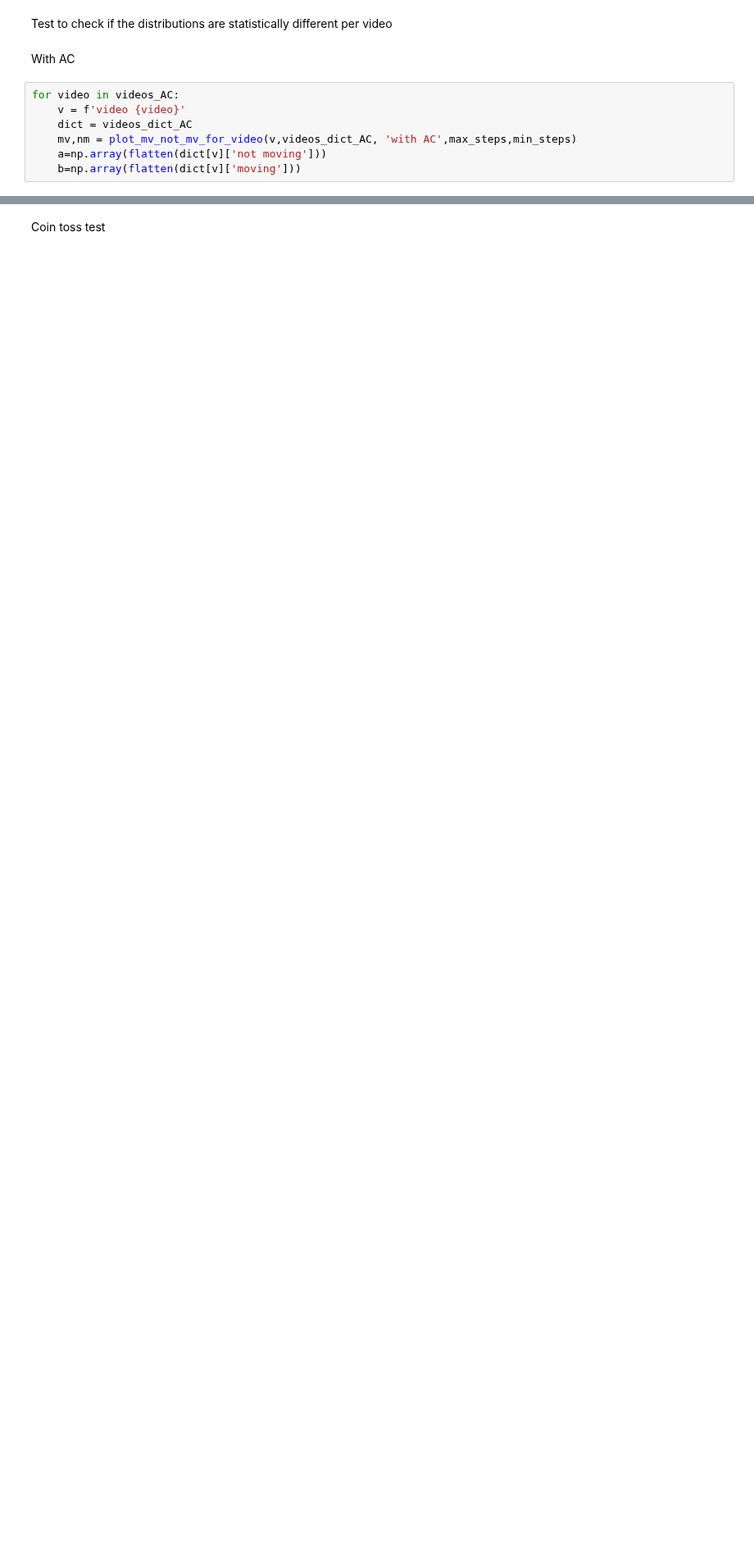
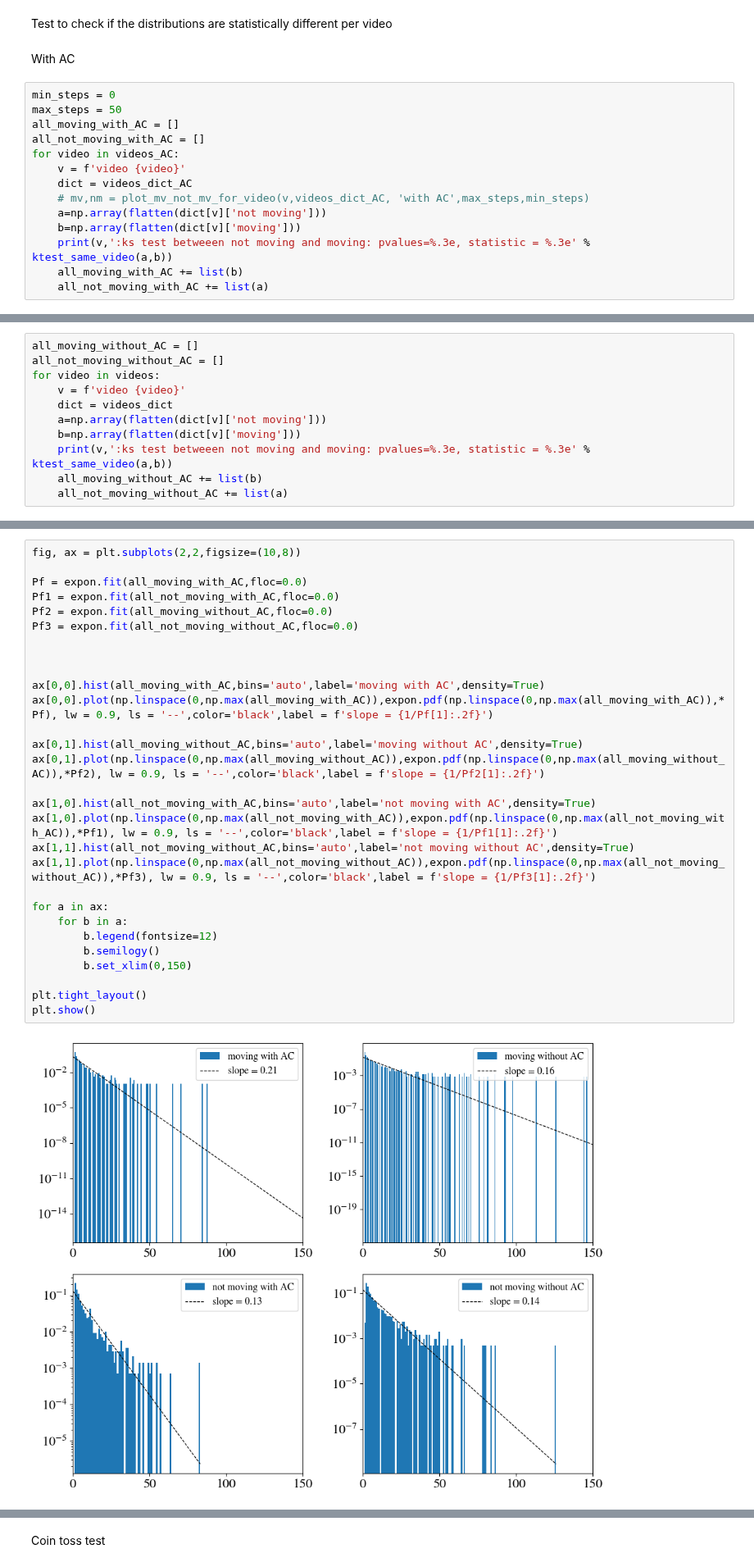
Before and after one commit to jannesantana/bacteria, a Jupyter notebook: stop_go_distance_AC.ipynb, the cells around one changed output, grey strips where cells are left out. Shown at 82% size. Cells and saved outputs as stored; diff of their text form; blank space fills up the shorter version.

```diff
--- a/stop_go_distance_AC.ipynb
+++ b/stop_go_distance_AC.ipynb
@@ -1073,9 +1073,16 @@ Test to check if the distributions are statistically different per video
 # %% [markdown]
 With AC
 # %%
+min_steps = 0
+max_steps = 50
+all_moving_with_AC = []
+all_not_moving_with_AC = []
 for video in videos_AC:
     v = f'video {video}'
     dict = videos_dict_AC
-    mv,nm = plot_mv_not_mv_for_video(v,videos_dict_AC, 'with AC',max_steps,min_steps)
+    # mv,nm = plot_mv_not_mv_for_video(v,videos_dict_AC, 'with AC',max_steps,min_steps)
     a=np.array(flatten(dict[v]['not moving']))
     b=np.array(flatten(dict[v]['moving']))
+    print(v,':ks test betweeen not moving and moving: pvalues=%.3e, statistic = %.3e' % ktest_same_video(a,b))
+    all_moving_with_AC += list(b)
+    all_not_moving_with_AC += list(a)
@@ -1081,0 +1095,11 @@ for video in videos_AC:
+# %%
+all_moving_without_AC = []
+all_not_moving_without_AC = []
+for video in videos:
+    v = f'video {video}'
+    dict = videos_dict
+    a=np.array(flatten(dict[v]['not moving']))
+    b=np.array(flatten(dict[v]['moving']))
+    print(v,':ks test betweeen not moving and moving: pvalues=%.3e, statistic = %.3e' % ktest_same_video(a,b))
+    all_moving_without_AC += list(b)
+    all_not_moving_without_AC += list(a)
@@ -1081,0 +1118,31 @@ for video in videos_AC:
+# %%
+fig, ax = plt.subplots(2,2,figsize=(10,8))
+
+Pf = expon.fit(all_moving_with_AC,floc=0.0)
+Pf1 = expon.fit(all_not_moving_with_AC,floc=0.0)
+Pf2 = expon.fit(all_moving_without_AC,floc=0.0)
+Pf3 = expon.fit(all_not_moving_without_AC,floc=0.0)
+
+
+
+ax[0,0].hist(all_moving_with_AC,bins='auto',label='moving with AC',density=True)
+ax[0,0].plot(np.linspace(0,np.max(all_moving_with_AC)),expon.pdf(np.linspace(0,np.max(all_moving_with_AC)),*Pf), lw = 0.9, ls = '--',color='black',label = f'slope = {1/Pf[1]:.2f}')
+
+ax[0,1].hist(all_moving_without_AC,bins='auto',label='moving without AC',density=True)
+ax[0,1].plot(np.linspace(0,np.max(all_moving_without_AC)),expon.pdf(np.linspace(0,np.max(all_moving_without_AC)),*Pf2), lw = 0.9, ls = '--',color='black',label = f'slope = {1/Pf2[1]:.2f}')
+
+ax[1,0].hist(all_not_moving_with_AC,bins='auto',label='not moving with AC',density=True)
+ax[1,0].plot(np.linspace(0,np.max(all_not_moving_with_AC)),expon.pdf(np.linspace(0,np.max(all_not_moving_with_AC)),*Pf1), lw = 0.9, ls = '--',color='black',label = f'slope = {1/Pf1[1]:.2f}')
+ax[1,1].hist(all_not_moving_without_AC,bins='auto',label='not moving without AC',density=True)
+ax[1,1].plot(np.linspace(0,np.max(all_not_moving_without_AC)),expon.pdf(np.linspace(0,np.max(all_not_moving_without_AC)),*Pf3), lw = 0.9, ls = '--',color='black',label = f'slope = {1/Pf3[1]:.2f}')
+
+for a in ax:
+    for b in a:
+        b.legend(fontsize=12)
+        b.semilogy()
+        b.set_xlim(0,150)
+
+plt.tight_layout()
+plt.show()
+# %% [output]
+[figure, added]
```
Also changed, not shown: parts of 8 cells of this notebook.
